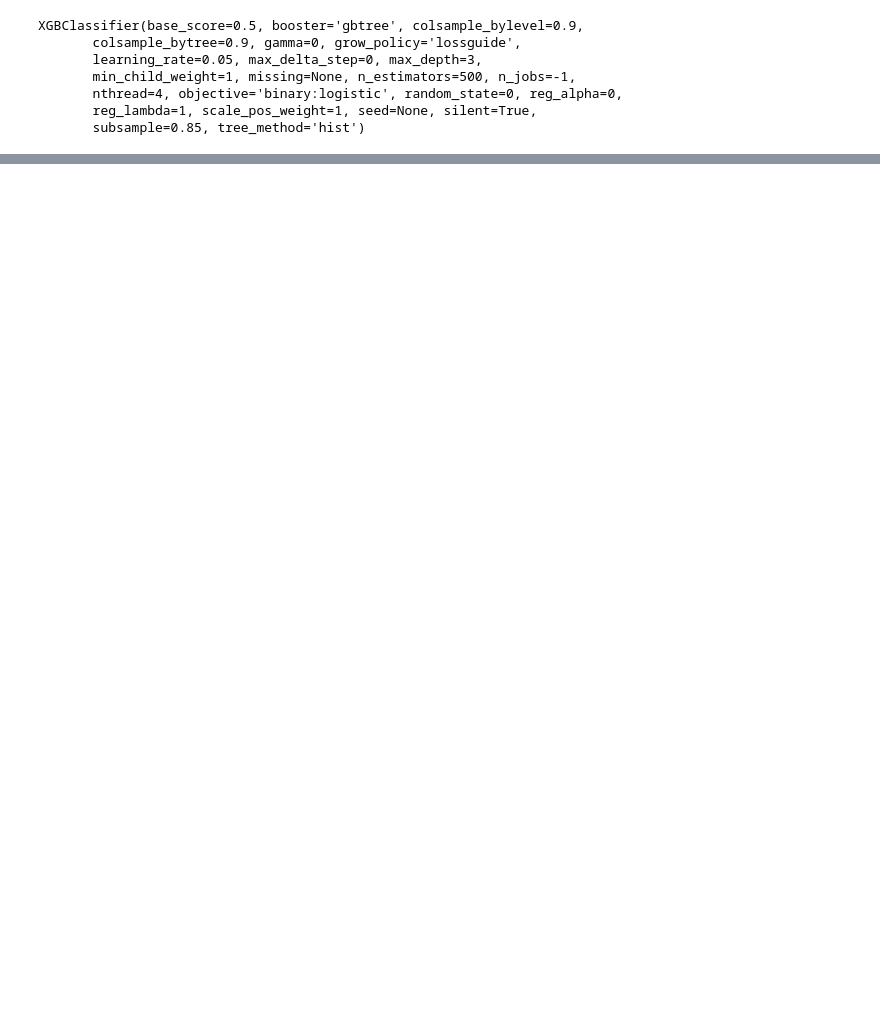
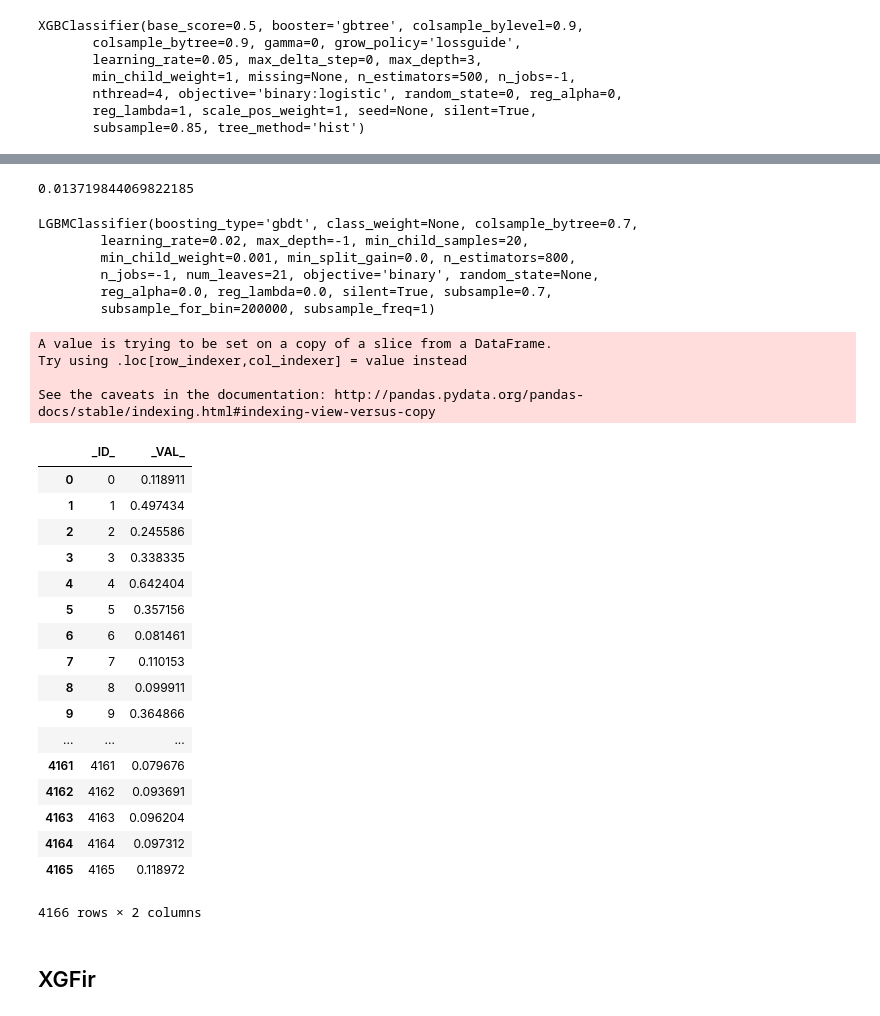
Before and after one commit to Monketo/performbank, a Jupyter notebook: hw5-mutibank-classification.ipynb, the cells around one changed output, grey strips where cells are left out. Drawn from its saved outputs; the diff is of its cells as text; code cells hidden in the pictures; blank space fills up the shorter version.

```diff
--- a/hw5-mutibank-classification.ipynb
+++ b/hw5-mutibank-classification.ipynb
@@ -905,0 +1439,2 @@ See the caveats in the documentation: http://pandas.pydata.org/pandas-docs/stabl
+# %%
+X_train_te = encoder.transform(X_train_new)
@@ -905,0 +1470,44 @@ See the caveats in the documentation: http://pandas.pydata.org/pandas-docs/stabl
+# %%
+target_lb - scores_with_targenc.mean()
+# %% [output]
+0.013719844069822185
+# %%
+lgbmClas.fit(X_train_te,Y_train_new)
+# %% [output]
+LGBMClassifier(boosting_type='gbdt', class_weight=None, colsample_bytree=0.7,
+        learning_rate=0.02, max_depth=-1, min_child_samples=20,
+        min_child_weight=0.001, min_split_gain=0.0, n_estimators=800,
+        n_jobs=-1, num_leaves=21, objective='binary', random_state=None,
+        reg_alpha=0.0, reg_lambda=0.0, silent=True, subsample=0.7,
+        subsample_for_bin=200000, subsample_freq=1)
+# %%
+X_test_te = encoder.transform(X_test)
+# %%
+vals = lgbmClas.predict_proba(X_test_te)
+# %%
+submit(vals,"_target_encoding_")
+# %% [output]
+A value is trying to be set on a copy of a slice from a DataFrame.
+Try using .loc[row_indexer,col_indexer] = value instead
+
+See the caveats in the documentation: http://pandas.pydata.org/pandas-docs/stable/indexing.html#indexing-view-versus-copy
+|  | _ID_ | _VAL_ |
+| 0 | 0 | 0.118911 |
+| 1 | 1 | 0.497434 |
+| 2 | 2 | 0.245586 |
+| 3 | 3 | 0.338335 |
+| 4 | 4 | 0.642404 |
+| 5 | 5 | 0.357156 |
+| 6 | 6 | 0.081461 |
+| 7 | 7 | 0.110153 |
+| 8 | 8 | 0.099911 |
+| 9 | 9 | 0.364866 |
+| ... | ... | ... |
+| 4161 | 4161 | 0.079676 |
+| 4162 | 4162 | 0.093691 |
+| 4163 | 4163 | 0.096204 |
+| 4164 | 4164 | 0.097312 |
+| 4165 | 4165 | 0.118972 |
+4166 rows × 2 columns
+# %% [markdown]
+## XGFir
```
Also changed, not shown: parts of 134 cells of this notebook.
